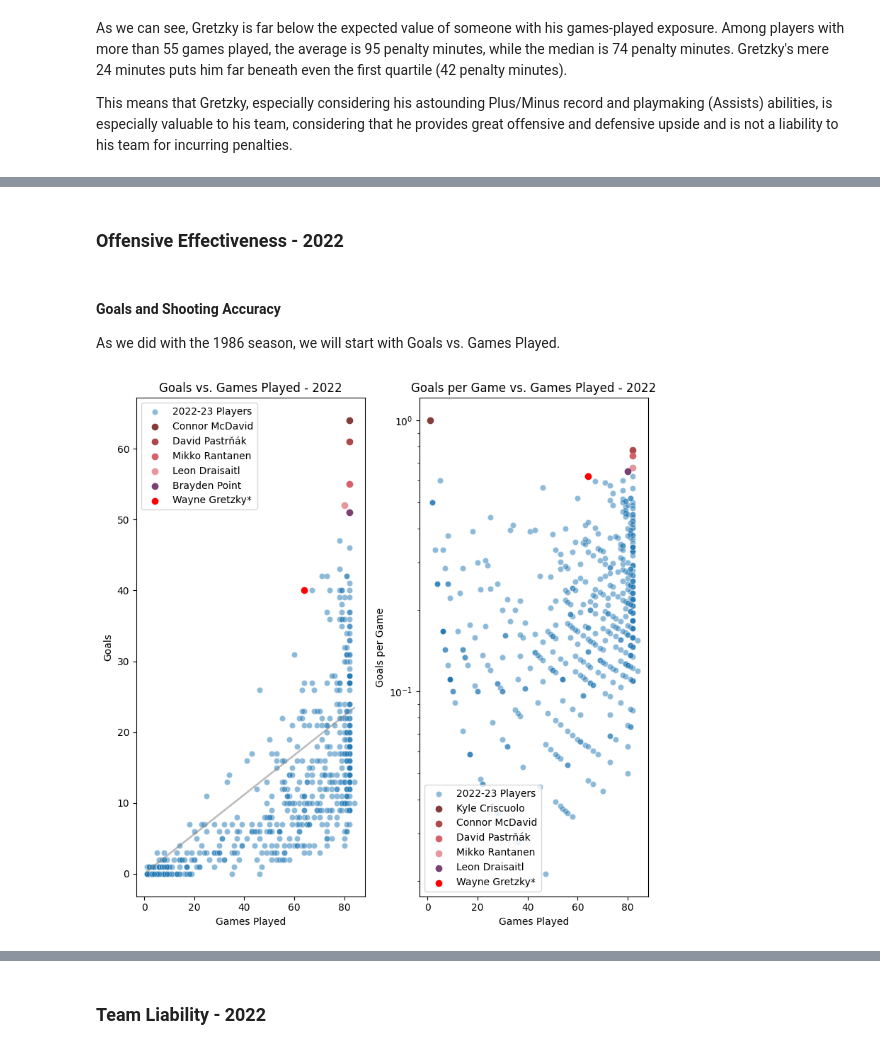
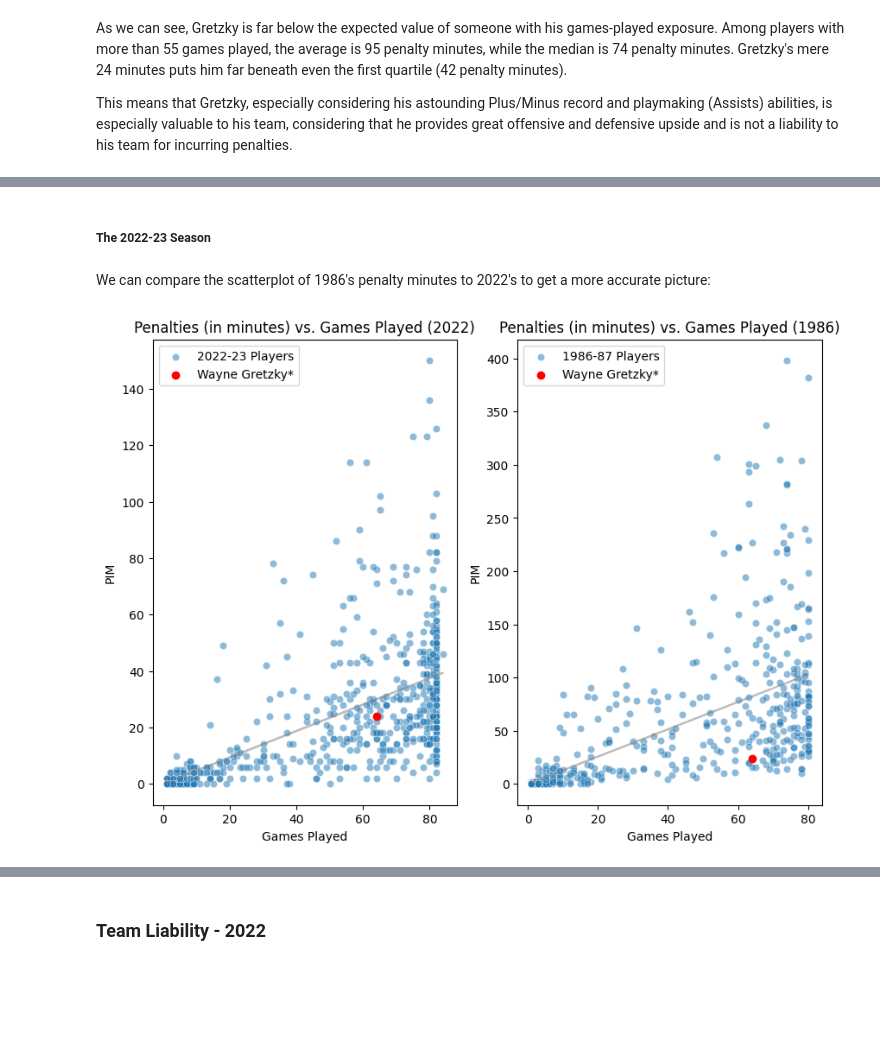
Before and after one commit to philbeet/How-Great-was-The-Great-One, a Jupyter notebook: main.ipynb, the cells around one changed output, grey strips where cells are left out. Drawn from its saved outputs; the diff is of its cells as text; code cells hidden in the pictures; blank space fills up the shorter version.

```diff
--- a/main.ipynb
+++ b/main.ipynb
@@ -366,18 +527,18 @@ szn_23_df = pd.concat([szn_23_df, gretzky], ignore_index=True)
-# %% [markdown]
-<h3>Offensive Effectiveness - 2022</h3>
-# %% [markdown]
-
-<h4>Goals and Shooting Accuracy</h4>
-
-As we did with the 1986 season, we will start with Goals vs. Games Played.
+# %% [markdown]
+<h5>The 2022-23 Season</h5>
+# %% [markdown]
+We can compare the scatterplot of 1986's penalty minutes to 2022's to get a more accurate picture:
 # %%
-plt.figure(figsize=(8,8))
+regression_line = get_regression_line(szn_23_df, "GP", "PIM")
+plt.figure(figsize=(10,7))
 ax = plt.subplot(1,2,1)
-regression_line = get_regression_line(szn_23_df, "GP", "G")
-ax = plot(ax, szn_23_df, "GP", "G", regression_line, "2022-23 Players", "Goals vs. Games Played - 2022", "Games Played", "Goals")
+ax = plot(ax, szn_23_df, "GP", "PIM", regression_line, "2022-23 Players", "Penalties (in minutes) vs. Games Played (2022)",
+          'Games Played', "PIM", plottop5=False)
+
+regression_line = get_regression_line(szn_87_df, "GP", "PIM")
 
 ax2 = plt.subplot(1,2,2)
-ax2 = plotratios(ax2, szn_23_df, "GP", "G","2022-23 Players", "Goals per Game vs. Games Played - 2022", "Games Played", "Goals per Game")
-plt.tight_layout()
+ax2 = plot(ax2, szn_87_df, "GP", "PIM", regression_line, "1986-87 Players", "Penalties (in minutes) vs. Games Played (1986)",
+          'Games Played', "PIM", plottop5=False)
 # %% [output]
-[figure, old version]
+[figure, new version]
```
Also changed, not shown: parts of 73 cells of this notebook.
